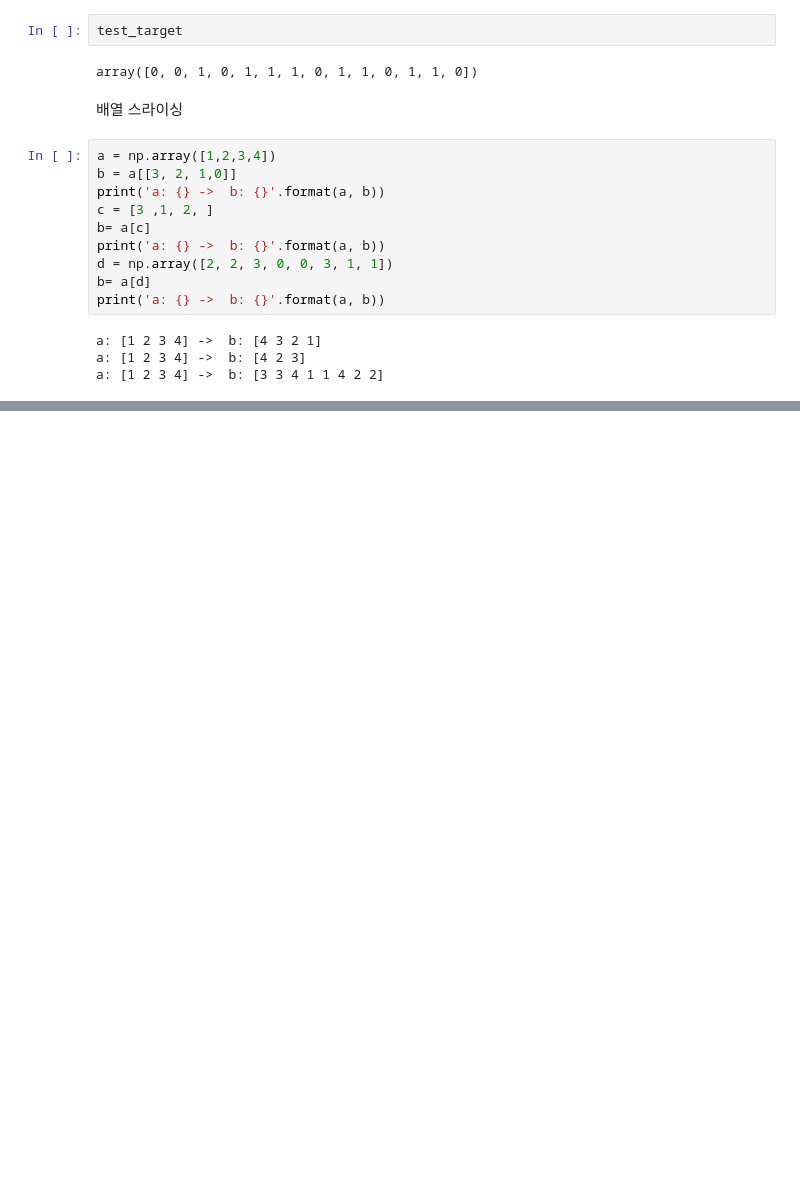
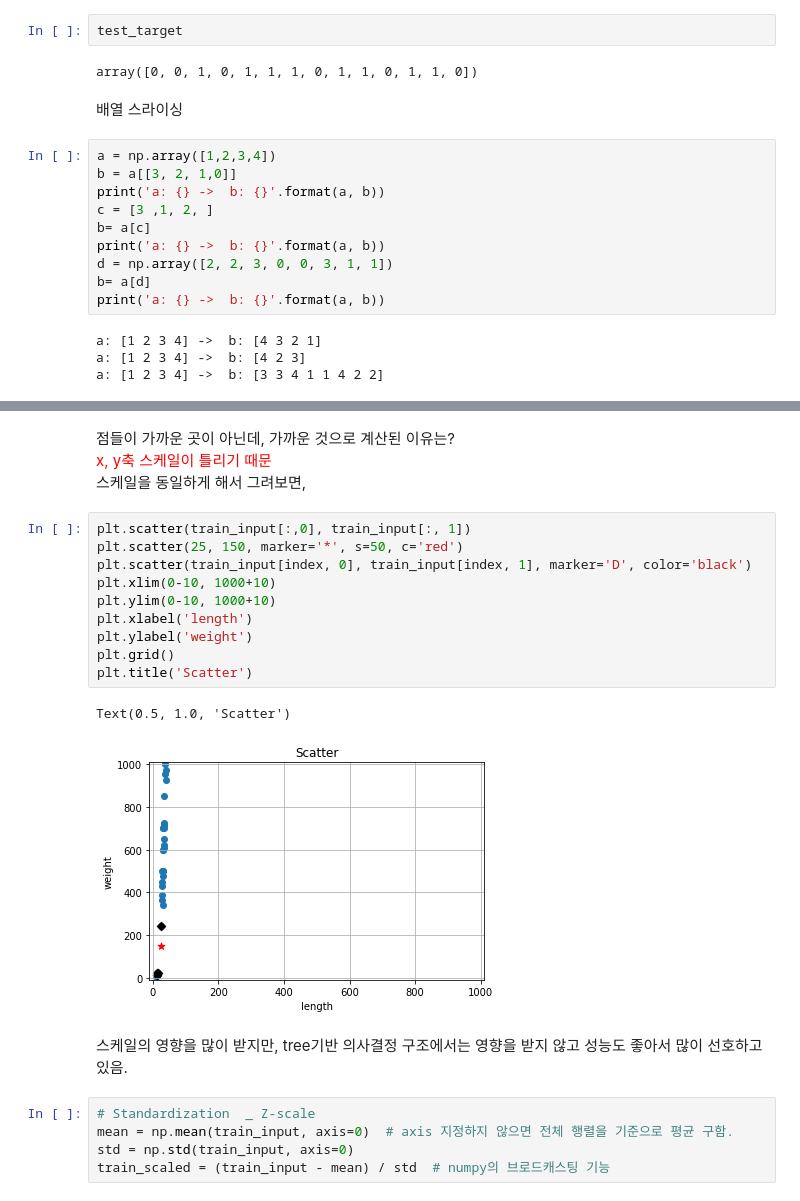
Before and after one commit to fasthill/ML-DL-study-alone, a Jupyter notebook: 2_1_훈련_데이터와_테스트_데이터.ipynb, the cells around one changed output, grey strips where cells are left out. Drawn from its saved outputs; the diff is of its cells as text; blank space fills up the shorter version.

```diff
--- a/2_1_훈련_데이터와_테스트_데이터.ipynb
+++ b/2_1_훈련_데이터와_테스트_데이터.ipynb
@@ -157,0 +210,24 @@ a: [1 2 3 4] ->  b: [3 3 4 1 1 4 2 2]
+# %% [markdown]
+점들이 가까운 곳이 아닌데, 가까운 것으로 계산된 이유는? <br>
+<span style='color:red'> x, y축 스케일이 틀리기 때문 </span> <br>
+스케일을 동일하게 해서 그려보면,
+# %%
+plt.scatter(train_input[:,0], train_input[:, 1])
+plt.scatter(25, 150, marker='*', s=50, c='red')
+plt.scatter(train_input[index, 0], train_input[index, 1], marker='D', color='black')
+plt.xlim(0-10, 1000+10)
+plt.ylim(0-10, 1000+10)
+plt.xlabel('length')
+plt.ylabel('weight')
+plt.grid()
+plt.title('Scatter')
+# %% [output]
+Text(0.5, 1.0, 'Scatter')
+[figure, added]
+# %% [markdown]
+스케일의 영향을 많이 받지만, tree기반 의사결정 구조에서는 영향을 받지 않고 성능도 좋아서 많이 선호하고 있음.
+# %%
+# Standardization  _ Z-scale
+mean = np.mean(train_input, axis=0)  # axis 지정하지 않으면 전체 행렬을 기준으로 평균 구함.
+std = np.std(train_input, axis=0)
+train_scaled = (train_input - mean) / std  # numpy의 브로드캐스팅 기능
```
Also changed, not shown: parts of 23 cells of this notebook.
